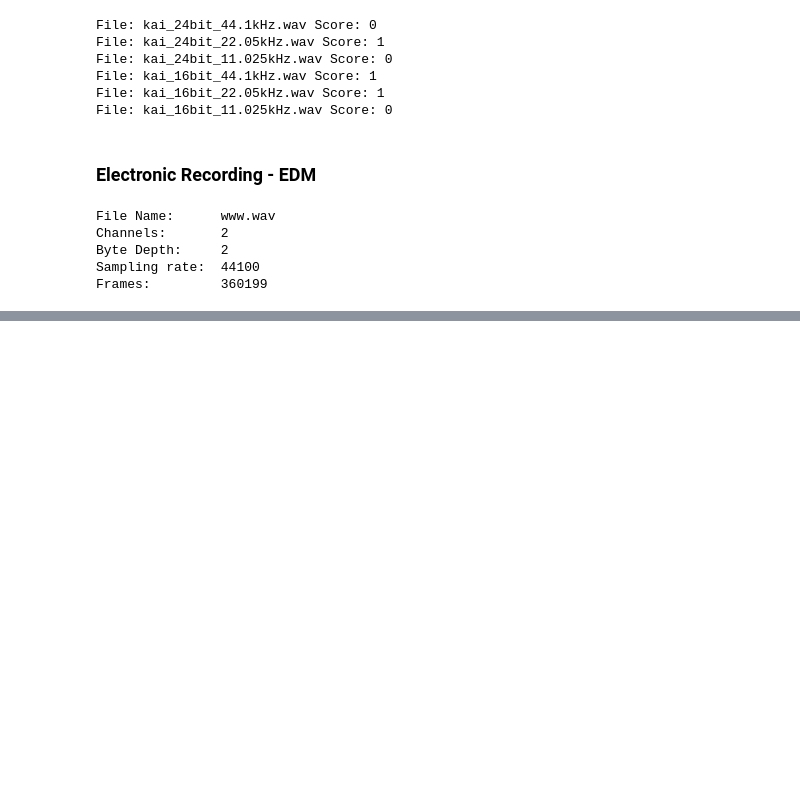
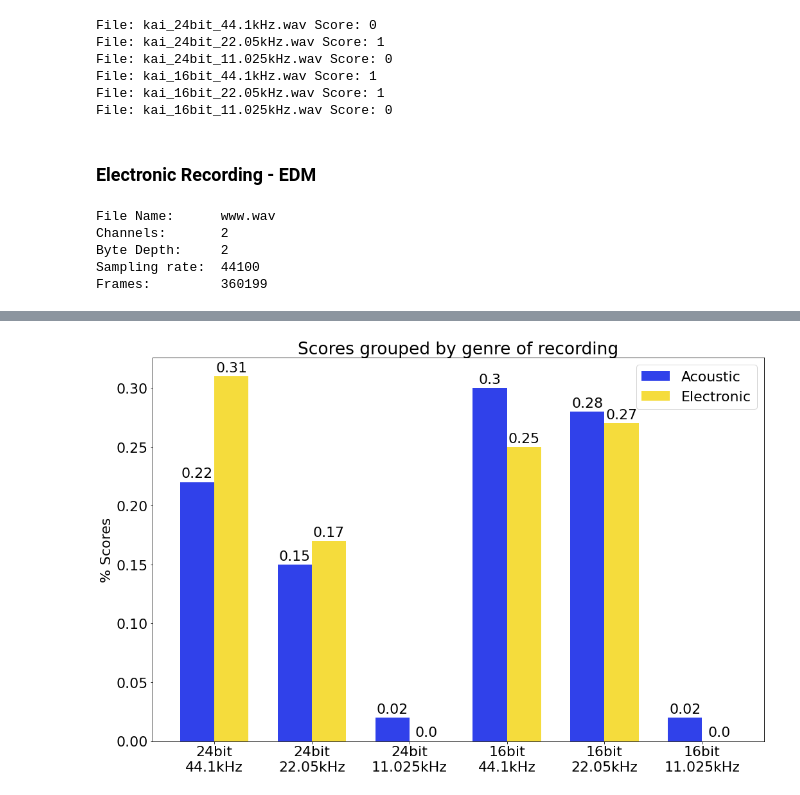
Before and after one commit to onibrow/music108-final, a Jupyter notebook: final.ipynb, the cells around one changed output, grey strips where cells are left out. Saved outputs shown, nothing was run; the diff lists cells and outputs as text; code cells hidden in the pictures; blank space fills up the shorter version.

```diff
--- a/final.ipynb
+++ b/final.ipynb
@@ -58,0 +76,45 @@ KeyboardInterrupt:
+# %%
+labels = ['24bit\n44.1kHz', '24bit\n22.05kHz', '24bit\n11.025kHz',
+          '16bit\n44.1kHz', '16bit\n22.05kHz', '16bit\n11.025kHz']
+
+piano = [9, 6, 1, 12, 11, 1]
+piano = [round(x / sum(piano), 2) for x in piano]
+
+electronic = [15, 8, 0, 12, 13, 0]
+electronic = [round(x / sum(electronic),2) for x in electronic]
+
+x = np.arange(len(labels))
+width = 0.35
+
+fig, ax = plt.subplots(figsize=(15,10))
+rects1 = ax.bar(x - width/2, piano, width, label='Acoustic', color='#3041ea')
+rects2 = ax.bar(x + width/2, electronic, width, label='Electronic', color='#f5dc3c')
+
+# Add some text for labels, title and custom x-axis tick labels, etc.
+ax.set_ylabel('% Scores')
+ax.set_title('Scores grouped by genre of recording')
+ax.set_xticks(x)
+ax.set_xticklabels(labels)
+ax.legend()
+
+
+def autolabel(rects):
+    """Attach a text label above each bar in *rects*, displaying its height."""
+    for rect in rects:
+        height = rect.get_height()
+        ax.annotate('{}'.format(height),
+                    xy=(rect.get_x() + rect.get_width() / 2, height),
+                    xytext=(0, 3),  # 3 points vertical offset
+                    textcoords="offset points",
+                    ha='center', va='bottom')
+
+
+autolabel(rects1)
+autolabel(rects2)
+
+fig.tight_layout()
+
+plt.show()
+fig.savefig('data_graph.png')
+# %% [output]
+[figure, added]
```
Also changed, not shown: parts of 5 cells of this notebook, 48 other files.
